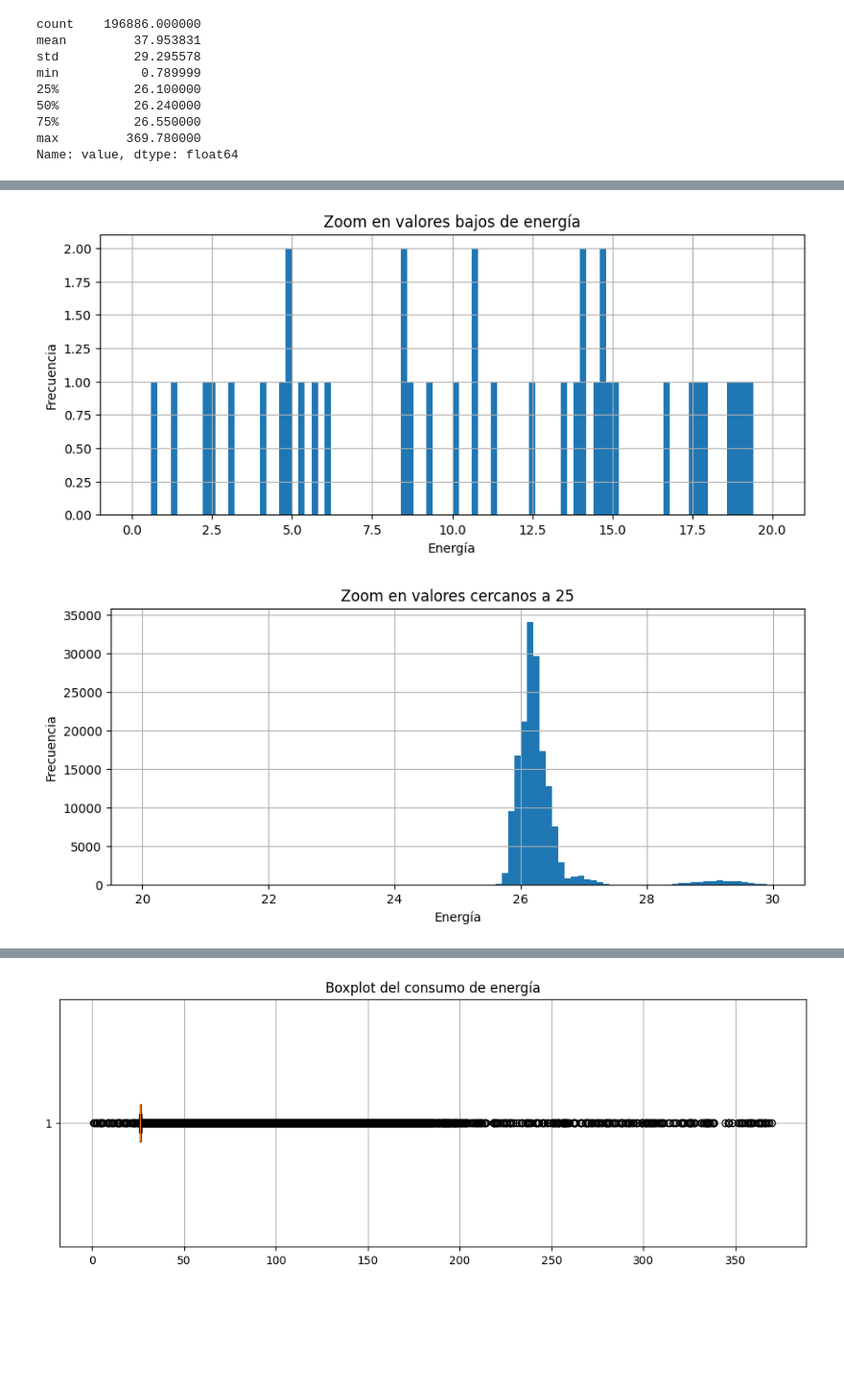
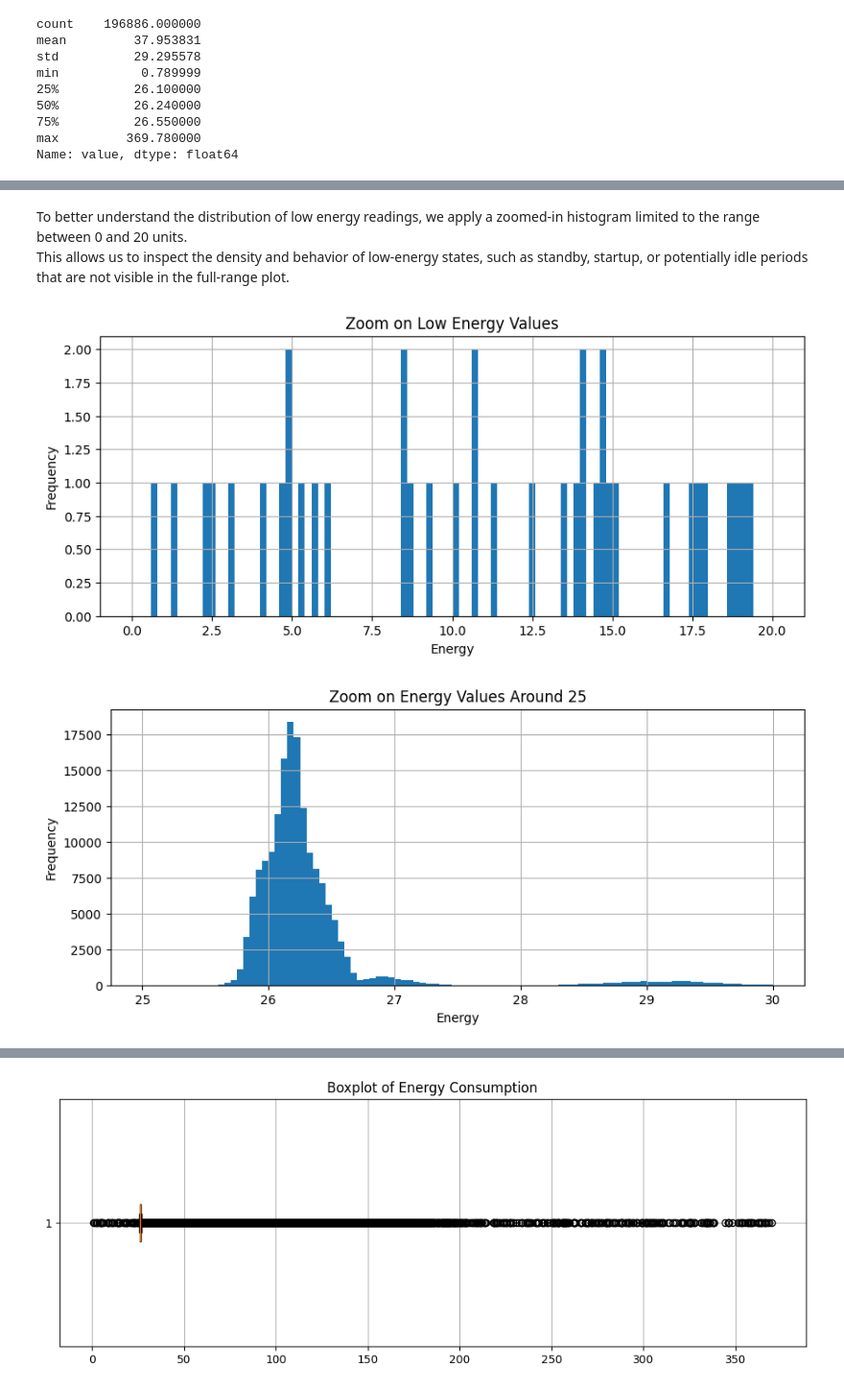
Before and after one commit to felipe97rg/energy_ml_project, a Jupyter notebook: energy_ml_project/notebooks/demo_workflow.ipynb, the cells around one changed output, grey strips where cells are left out. Shown at 96% size. Drawn from its saved outputs; the diff is of its cells as text; code cells hidden in the pictures; blank space fills up the shorter version.

```diff
--- a/energy_ml_project/notebooks/demo_workflow.ipynb
+++ b/energy_ml_project/notebooks/demo_workflow.ipynb
@@ -112,18 +125,21 @@ plt.show()
+# %% [markdown]
+To better understand the distribution of low energy readings, we apply a zoomed-in histogram limited to the range between 0 and 20 units.
+This allows us to inspect the density and behavior of low-energy states, such as standby, startup, or potentially idle periods that are not visible in the full-range plot.
 # %%
 df_clean["value"].hist(bins=100, figsize=(10, 4), range=(0, 20))
-plt.title("Zoom en valores bajos de energía")
-plt.xlabel("Energía")
-plt.ylabel("Frecuencia")
+plt.title("Zoom on Low Energy Values")
+plt.xlabel("Energy")
+plt.ylabel("Frequency")
 plt.grid(True)
 plt.show()
 # %% [output]
-[figure, old version]
+[figure, new version]
 # %%
-df_clean["value"].hist(bins=100, figsize=(10, 4), range=(20, 30))
-plt.title("Zoom en valores cercanos a 25")
-plt.xlabel("Energía")
-plt.ylabel("Frecuencia")
+df_clean["value"].hist(bins=100, figsize=(10, 4), range=(25, 30))
+plt.title("Zoom on Energy Values Around 25")
+plt.xlabel("Energy")
+plt.ylabel("Frequency")
 plt.grid(True)
 plt.show()
 # %% [output]
-[figure, old version]
+[figure, new version]
```
Also changed, not shown: parts of 34 cells of this notebook.
